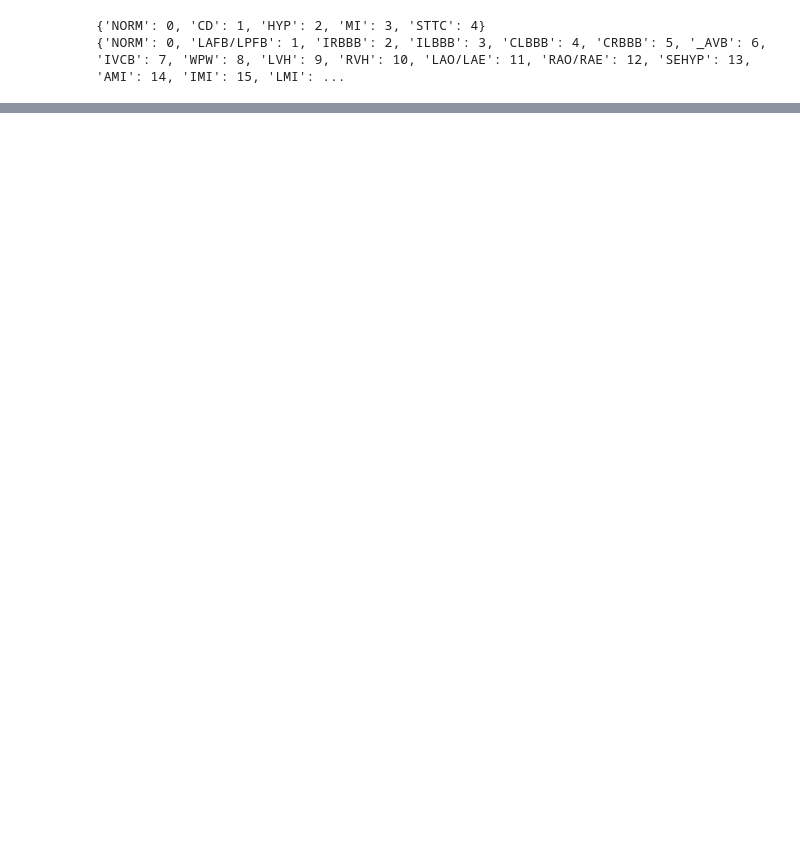
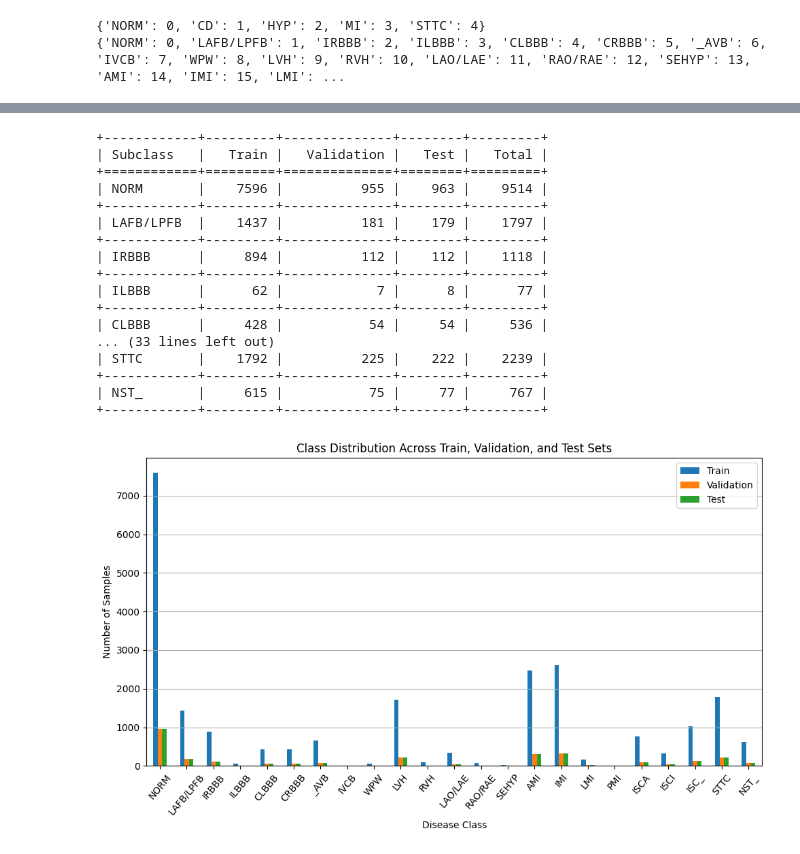
Before and after one commit to AlexTran1703/ecg-ptb-xl, a Jupyter notebook: source/ptb_xl_data_analyze.ipynb, the cells around one changed output, grey strips where cells are left out. Saved outputs shown, nothing was run; the diff lists cells and outputs as text; code cells hidden in the pictures; blank space fills up the shorter version.

Commit message:
Refine data

```diff
--- a/source/ptb_xl_data_analyze.ipynb
+++ b/source/ptb_xl_data_analyze.ipynb
@@ -237,0 +191,61 @@ plt.show()
+# %%
+index_to_sub_label = {v: k for k, v in label_map_sub.items()}
+# Convert one-hot to class labels
+# num_classes = y_train.shape[1]  # Assuming y_train is the one-hot encoded matrix
+# y_train_labels = np.array([np.isin(np.arange(num_classes), np.where(sample == 1)[0]) for sample in y_train], dtype=int)
+# y_val_labels = np.array([np.isin(np.arange(num_classes), np.where(sample == 1)[0]) for sample in y_val], dtype=int)
+# y_test_labels = np.array([np.isin(np.arange(num_classes), np.where(sample == 1)[0]) for sample in y_test], dtype=int)
+num_z_train = np.sum(z_train, axis=0, dtype=int)
+num_z_val = np.sum(z_val, axis=0, dtype=int)
+num_z_test = np.sum(z_test, axis=0, dtype=int)
+
+
+# Align the indices (classes 0–4)
+all_classes = range(len(label_map_sub))
+
+
+# Prepare table for tabulate
+table = []
+for idx in all_classes:
+    label = index_to_sub_label[idx]
+    table.append([label, num_z_train[idx], num_z_val[idx], num_z_test[idx], num_z_train[idx] + num_z_val[idx] + num_z_test[idx]])
+
+from tabulate import tabulate
+print(tabulate(table, headers=["Subclass", "Train", "Validation", "Test", "Total"], tablefmt="grid"))
+# Combine into DataFrame for plotting
+df = pd.DataFrame({
+    'Train': num_z_train,
+    'Validation': num_z_val,
+    'Test': num_z_test,
+})
+df.index = df.index.map(index_to_sub_label)
+
+# Plot
+plt.figure(figsize=(10, 6))  # Width=10, Height=6
+df.plot(kind='bar', ax=plt.gca())
+plt.title("Class Distribution Across Train, Validation, and Test Sets")
+plt.xlabel("Disease Class")
+plt.ylabel("Number of Samples")
+plt.xticks(rotation=50)
+plt.grid(axis='y')
+plt.tight_layout()
+plt.show()
+# %% [output]
++------------+---------+--------------+--------+---------+
+| Subclass   |   Train |   Validation |   Test |   Total |
++============+=========+==============+========+=========+
+| NORM       |    7596 |          955 |    963 |    9514 |
++------------+---------+--------------+--------+---------+
+| LAFB/LPFB  |    1437 |          181 |    179 |    1797 |
++------------+---------+--------------+--------+---------+
+| IRBBB      |     894 |          112 |    112 |    1118 |
++------------+---------+--------------+--------+---------+
+| ILBBB      |      62 |            7 |      8 |      77 |
++------------+---------+--------------+--------+---------+
+| CLBBB      |     428 |           54 |     54 |     536 |
+... (33 lines left out)
+| STTC       |    1792 |          225 |    222 |    2239 |
++------------+---------+--------------+--------+---------+
+| NST_       |     615 |           75 |     77 |     767 |
++------------+---------+--------------+--------+---------+
+[figure, added]
```
Also changed, not shown: parts of 10 cells of this notebook, 5 other files.
